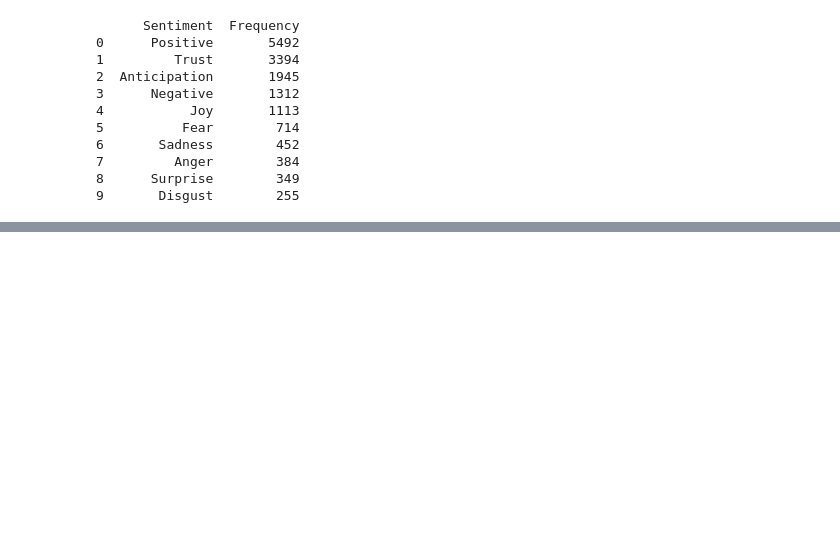
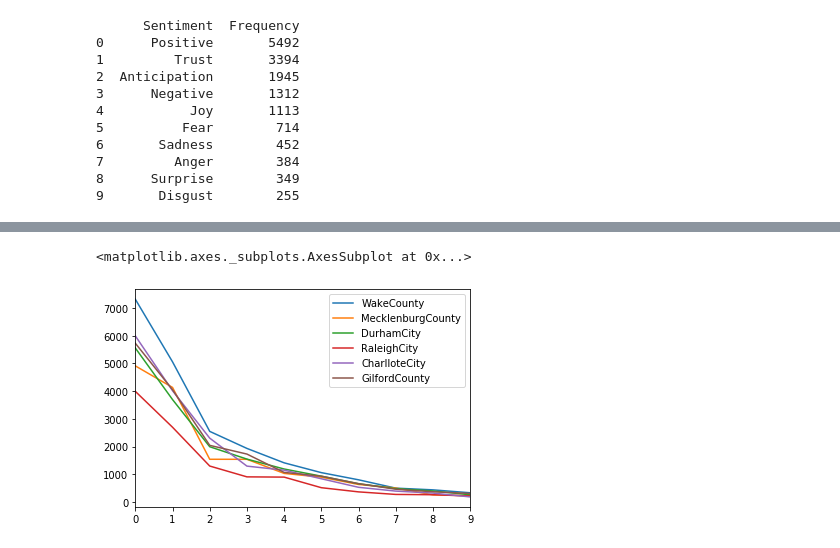
Before and after one commit to UNCG-CSE/Budget_Text_Analysis, a Jupyter notebook: src/EmotionAnalysis/CountingWordsFrequency.ipynb, the cells around one changed output, grey strips where cells are left out. Drawn from its saved outputs; the diff is of its cells as text; code cells hidden in the pictures; blank space fills up the shorter version.

```diff
--- a/src/EmotionAnalysis/CountingWordsFrequency.ipynb
+++ b/src/EmotionAnalysis/CountingWordsFrequency.ipynb
@@ -276,0 +290,10 @@ print(freq_result)
+# %%
+ax = freq_result1.plot()
+freq_result2.plot(ax=ax)
+freq_result3.plot(ax=ax)
+freq_result5.plot(ax=ax)
+freq_result6.plot(ax=ax)
+freq_result7.plot(ax=ax)
+# %% [output]
+<matplotlib.axes._subplots.AxesSubplot at 0x...>
+[figure, added]
```
Also changed, not shown: parts of 7 cells of this notebook.
